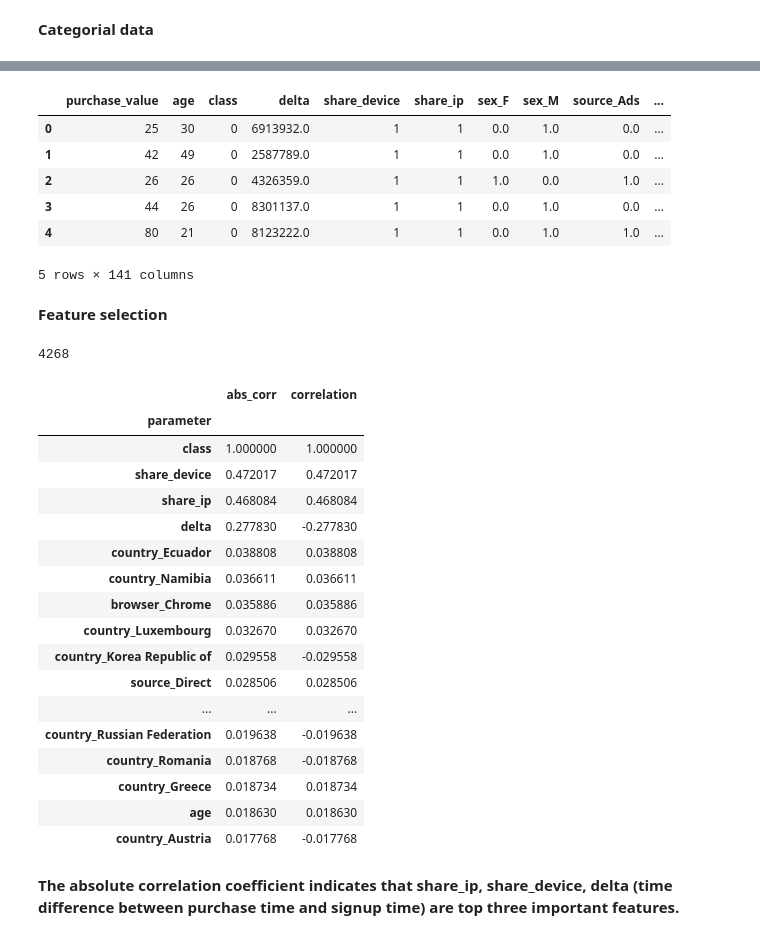
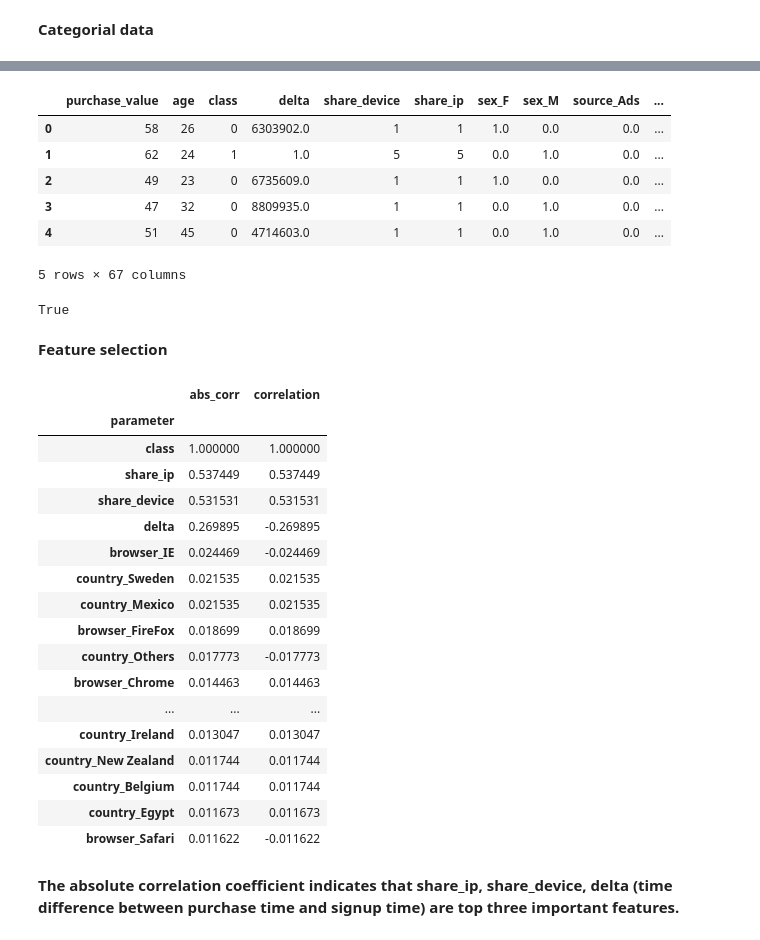
Before and after one commit to yutsai84/Fraud_detection, a Jupyter notebook: Fraud.ipynb, the cells around one changed output, grey strips where cells are left out. Cells and saved outputs as stored; diff of their text form; code cells hidden in the pictures.

```diff
--- a/Fraud.ipynb
+++ b/Fraud.ipynb
@@ -340,0 +350,10 @@ sol1.head()
+# %%
+# inner join sort_country
+q="""
+SELECT*
+FROM sol1
+INNER JOIN df_sort_country
+ON df_sort_country.count = sol1.count
+"""
+sol1=pandasql.sqldf(q.lower(),locals())
+sol1.head()
@@ -375,30 +404,30 @@ sol1.head()
 # %%
 dummies_sex = pandas.get_dummies(sol1['sex'],prefix='sex')
 dummies_source = pandas.get_dummies(sol1['source'],prefix='source')
 dummies_browser = pandas.get_dummies(sol1['browser'],prefix='browser')
-dummies_country = pandas.get_dummies(sol1['country'],prefix='country')
+dummies_country = pandas.get_dummies(sol1['top_country'],prefix='country')
 sol6 =pandas.concat([sol1,dummies_sex,dummies_source,dummies_browser,dummies_country],axis=1)
 df_cleaned=sol6.drop(['sex','source','browser','user_id','signup_time','purchase_time','device_id','ip_address',
-                 'lower_bound_ip_address','upper_bound_ip_address','country'],axis=1)
+                 'lower_bound_ip_address','upper_bound_ip_address','country','top_country','count'],axis=1)
 df_cleaned.head()
 # %% [output]
 |  | purchase_value | age | class | delta | share_device | share_ip | sex_F | sex_M | source_Ads | ... |
-| 0 | 25 | 30 | 0 | 6913932.0 | 1 | 1 | 0.0 | 1.0 | 0.0 | ... |
-| 1 | 42 | 49 | 0 | 2587789.0 | 1 | 1 | 0.0 | 1.0 | 0.0 | ... |
-| 2 | 26 | 26 | 0 | 4326359.0 | 1 | 1 | 1.0 | 0.0 | 1.0 | ... |
-| 3 | 44 | 26 | 0 | 8301137.0 | 1 | 1 | 0.0 | 1.0 | 0.0 | ... |
-| 4 | 80 | 21 | 0 | 8123222.0 | 1 | 1 | 0.0 | 1.0 | 1.0 | ... |
+| 0 | 58 | 26 | 0 | 6303902.0 | 1 | 1 | 1.0 | 0.0 | 0.0 | ... |
+| 1 | 62 | 24 | 1 | 1.0 | 5 | 5 | 0.0 | 1.0 | 0.0 | ... |
+| 2 | 49 | 23 | 0 | 6735609.0 | 1 | 1 | 1.0 | 0.0 | 0.0 | ... |
+| 3 | 47 | 32 | 0 | 8809935.0 | 1 | 1 | 0.0 | 1.0 | 0.0 | ... |
+| 4 | 51 | 45 | 0 | 4714603.0 | 1 | 1 | 0.0 | 1.0 | 0.0 | ... |
-5 rows × 141 columns
+5 rows × 67 columns
+# %%
+#check whether top_country contains "Others"
+'country_Others' in df_cleaned.columns
+# %% [output]
+True
 # %% [markdown]
 **Feature selection**
-# %%
-print len(sol7)
-# %% [output]
-4268
 # %%
 from scipy.stats import pointbiserialr
 from sklearn.metrics import matthews_corrcoef
-
 
 param=[]
 correlation=[]
@@ -424,21 +453,21 @@ param_df.head(n=20)
 |  | abs_corr | correlation |
 | parameter |  |  |
 | class | 1.000000 | 1.000000 |
-| share_device | 0.472017 | 0.472017 |
-| share_ip | 0.468084 | 0.468084 |
-| delta | 0.277830 | -0.277830 |
-| country_Ecuador | 0.038808 | 0.038808 |
-| country_Namibia | 0.036611 | 0.036611 |
-| browser_Chrome | 0.035886 | 0.035886 |
-| country_Luxembourg | 0.032670 | 0.032670 |
-| country_Korea Republic of | 0.029558 | -0.029558 |
-| source_Direct | 0.028506 | 0.028506 |
+| share_ip | 0.537449 | 0.537449 |
+| share_device | 0.531531 | 0.531531 |
+| delta | 0.269895 | -0.269895 |
+| browser_IE | 0.024469 | -0.024469 |
+| country_Sweden | 0.021535 | 0.021535 |
+| country_Mexico | 0.021535 | 0.021535 |
+| browser_FireFox | 0.018699 | 0.018699 |
+| country_Others | 0.017773 | -0.017773 |
+| browser_Chrome | 0.014463 | 0.014463 |
 | ... | ... | ... |
-| country_Russian Federation | 0.019638 | -0.019638 |
-| country_Romania | 0.018768 | -0.018768 |
-| country_Greece | 0.018734 | 0.018734 |
-| age | 0.018630 | 0.018630 |
-| country_Austria | 0.017768 | -0.017768 |
+| country_Ireland | 0.013047 | 0.013047 |
+| country_New Zealand | 0.011744 | 0.011744 |
+| country_Belgium | 0.011744 | 0.011744 |
+| country_Egypt | 0.011673 | 0.011673 |
+| browser_Safari | 0.011622 | -0.011622 |
 # %% [markdown]
 **The absolute correlation coefficient indicates that share_ip, share_device, delta (time difference between purchase time and signup time) are top three important features.**
 # %% [markdown]
```
Also changed, not shown: parts of 58 cells of this notebook.
